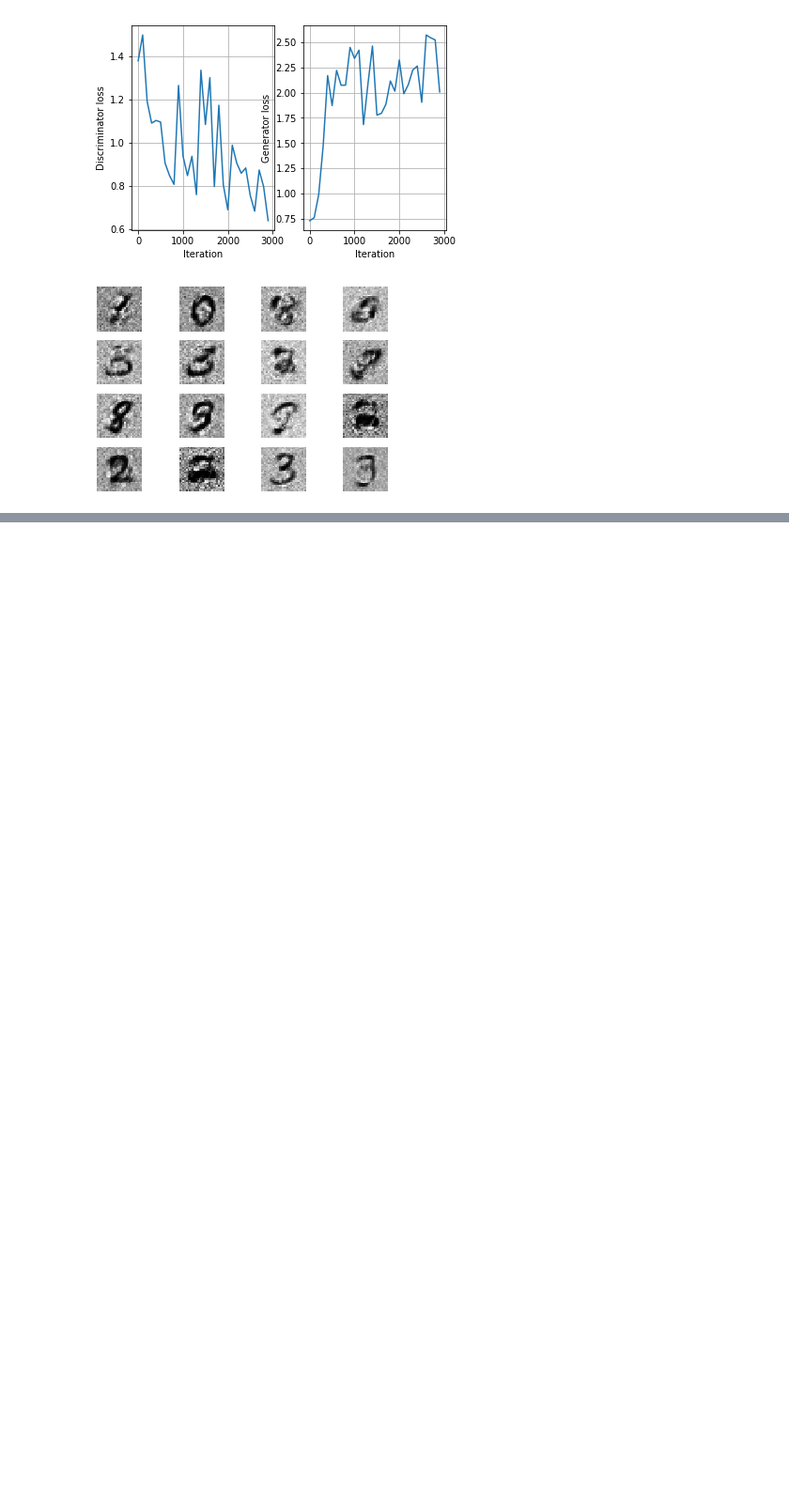
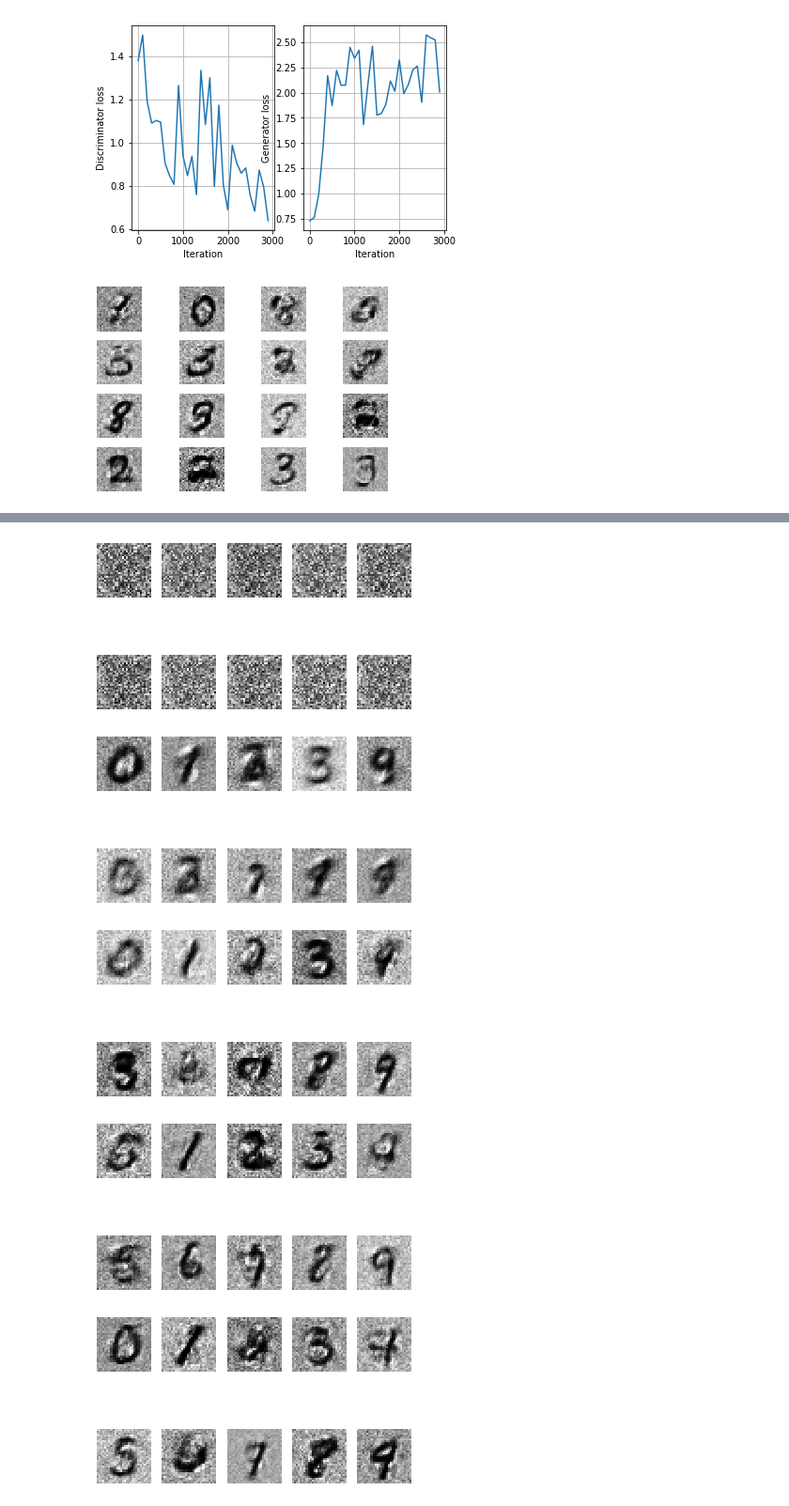
Before and after one commit to shfoo/neural-networks-for-images, a Jupyter notebook: Neural_networks_for_images.ipynb, the cells around one changed output, grey strips where cells are left out. Shown: that part at 94% size. Cells and saved outputs as stored; diff of their text form; code cells hidden in the pictures; blank space fills up the shorter version.

```diff
--- a/Neural_networks_for_images.ipynb
+++ b/Neural_networks_for_images.ipynb
@@ -369,0 +355,37 @@ som.train(Xtrain_)
+# %%
+import torch
+import matplotlib.gridspec as gridspec
+
+from c_gan import C_GAN, discriminator, generator
+
+Xtrain = (torch.from_numpy(Xtrain).float()).reshape(60000, 1, 28, 28)
+# One-hot encoding
+ytrain_ = torch.zeros(60000, 10)
+ytrain_[range(60000), ytrain] = 1
+# %%
+c_gan = C_GAN()
+
+train_history = c_gan.fit(Xtrain, ytrain_)
+
+#torch.save(c_gan.generator, './trained_models/c_gan_generator.pth')
+#torch.save(c_gan.discriminator, './trained_models/c_gan_discriminator.pth')
+
+# Plotting training history
+plt.subplot(1,2,1)
+plt.plot(train_history['ite'], train_history['dis_loss'])
+plt.xlabel('Iteration')
+plt.ylabel('Discriminator loss')
+plt.grid(True)
+
+plt.subplot(1,2,2)
+plt.plot(train_history['ite'], train_history['gen_loss'])
+plt.xlabel('Iteration')
+plt.ylabel('Generator loss')
+plt.grid(True)
+plt.show()
+# %% [output]
+[figure, added]
+[figure, added]
+[figure, added]
+[figure, added]
+[figure, added]
```
Also changed, not shown: parts of 17 cells of this notebook, 6 other files.
